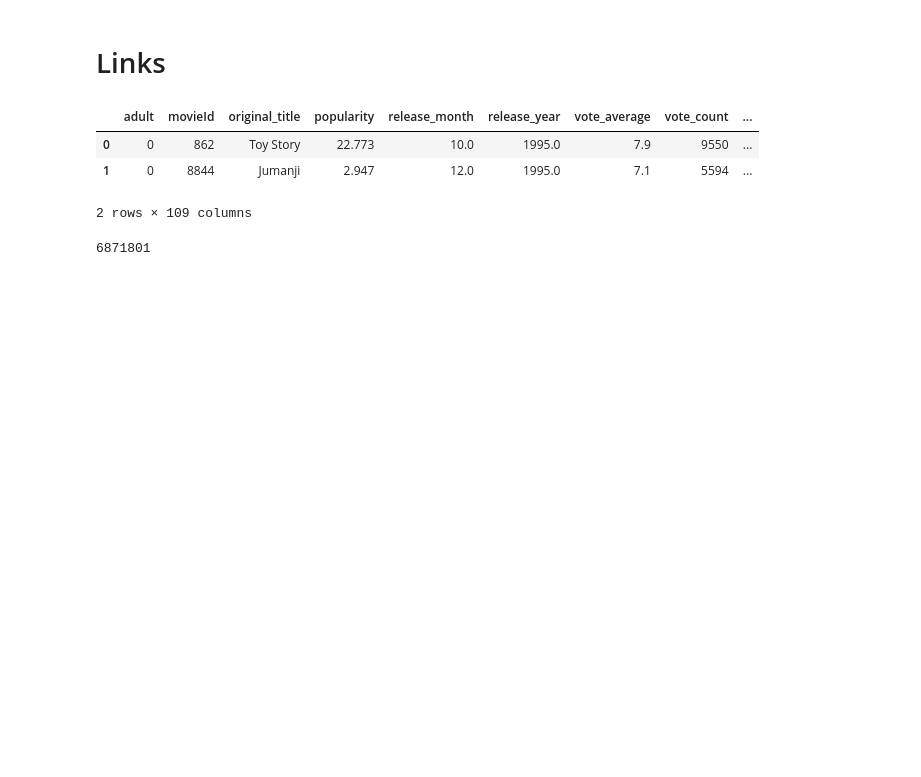
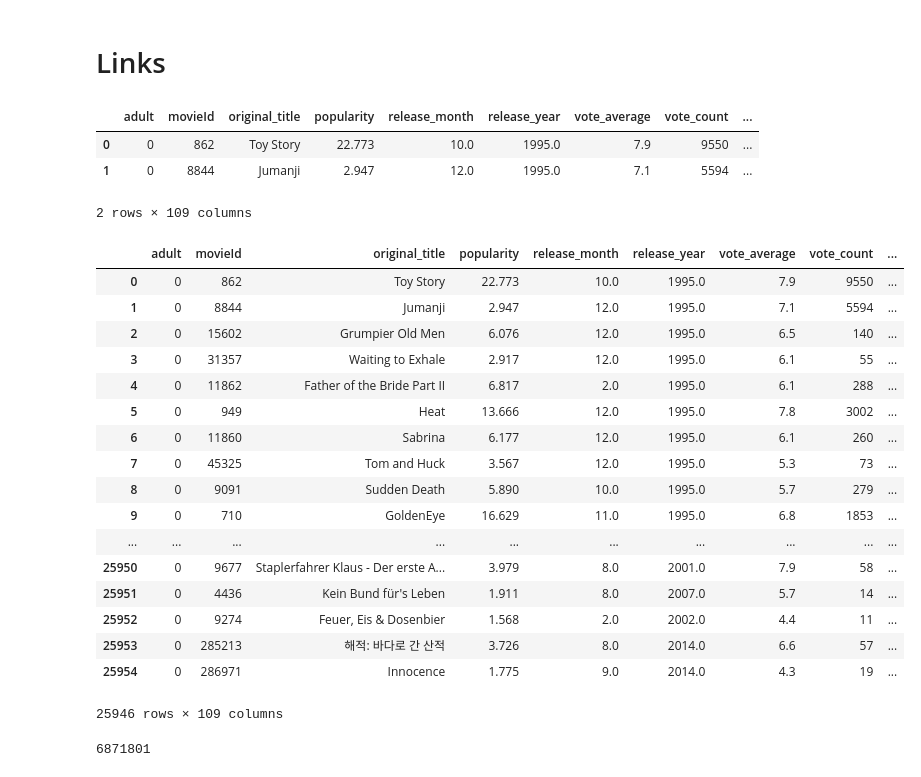
Before and after one commit to chekirou/Machine-learning-on-IMDB, a Jupyter notebook: projet.ipynb, the cells around one changed output. Cells and saved outputs as stored; diff of their text form; code cells hidden in the pictures; blank space fills up the shorter version.

```diff
--- a/projet.ipynb
+++ b/projet.ipynb
@@ -166,6 +229,27 @@ data_movies_clean = data_movies_clean.drop("original_language", axis=1)
 data_movies_clean = data_movies_clean.drop("title_x", axis=1)
 # %%
 data_movies_clean = data_movies_clean.drop("title_y", axis=1)
+# %%
+data_movies_clean.dropna()
+# %% [output]
+|  | adult | movieId | original_title | popularity | release_month | release_year | vote_average | vote_count | ... |
+| 0 | 0 | 862 | Toy Story | 22.773 | 10.0 | 1995.0 | 7.9 | 9550 | ... |
+| 1 | 0 | 8844 | Jumanji | 2.947 | 12.0 | 1995.0 | 7.1 | 5594 | ... |
+| 2 | 0 | 15602 | Grumpier Old Men | 6.076 | 12.0 | 1995.0 | 6.5 | 140 | ... |
+| 3 | 0 | 31357 | Waiting to Exhale | 2.917 | 12.0 | 1995.0 | 6.1 | 55 | ... |
+| 4 | 0 | 11862 | Father of the Bride Part II | 6.817 | 2.0 | 1995.0 | 6.1 | 288 | ... |
+| 5 | 0 | 949 | Heat | 13.666 | 12.0 | 1995.0 | 7.8 | 3002 | ... |
+| 6 | 0 | 11860 | Sabrina | 6.177 | 12.0 | 1995.0 | 6.1 | 260 | ... |
+| 7 | 0 | 45325 | Tom and Huck | 3.567 | 12.0 | 1995.0 | 5.3 | 73 | ... |
+| 8 | 0 | 9091 | Sudden Death | 5.890 | 10.0 | 1995.0 | 5.7 | 279 | ... |
+| 9 | 0 | 710 | GoldenEye | 16.629 | 11.0 | 1995.0 | 6.8 | 1853 | ... |
+| ... | ... | ... | ... | ... | ... | ... | ... | ... | ... |
+| 25950 | 0 | 9677 | Staplerfahrer Klaus - Der erste A... | 3.979 | 8.0 | 2001.0 | 7.9 | 58 | ... |
+| 25951 | 0 | 4436 | Kein Bund für's Leben | 1.911 | 8.0 | 2007.0 | 5.7 | 14 | ... |
+| 25952 | 0 | 9274 | Feuer, Eis & Dosenbier | 1.568 | 2.0 | 2002.0 | 4.4 | 11 | ... |
+| 25953 | 0 | 285213 | 해적: 바다로 간 산적 | 3.726 | 8.0 | 2014.0 | 6.6 | 57 | ... |
+| 25954 | 0 | 286971 | Innocence | 1.775 | 9.0 | 2014.0 | 4.3 | 19 | ... |
+25946 rows × 109 columns
 # %%
 fichier = open("data/clean_MovieLens.csv", "w", encoding="utf-8")
 fichier.write(data_movies_clean.to_csv(index=False))
```
Also changed, not shown: parts of 13 cells of this notebook, 4 other files.
